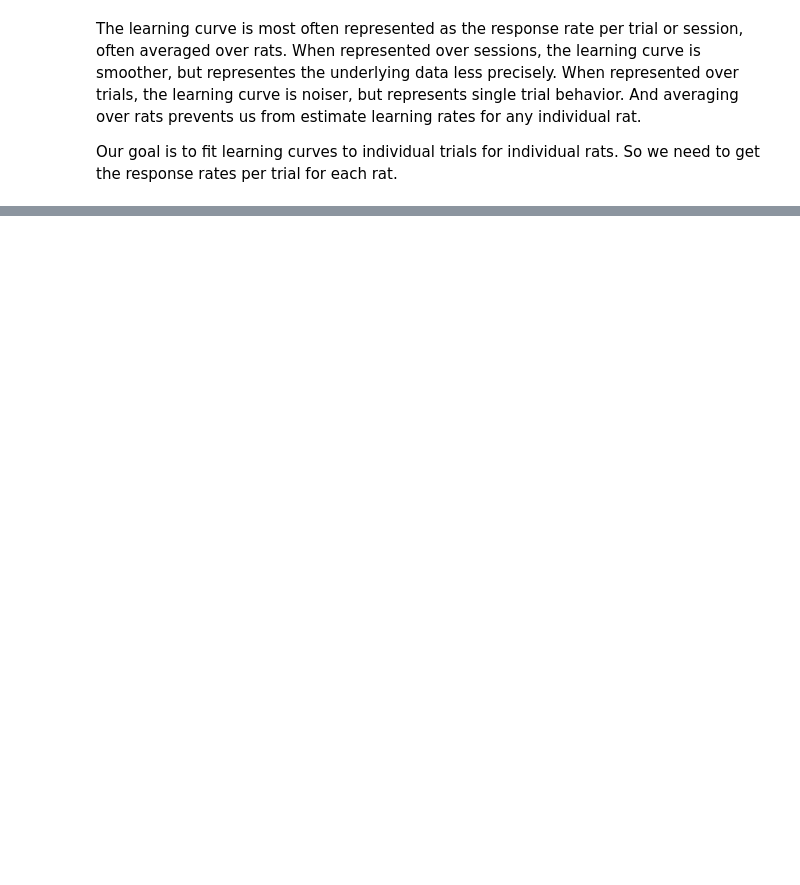
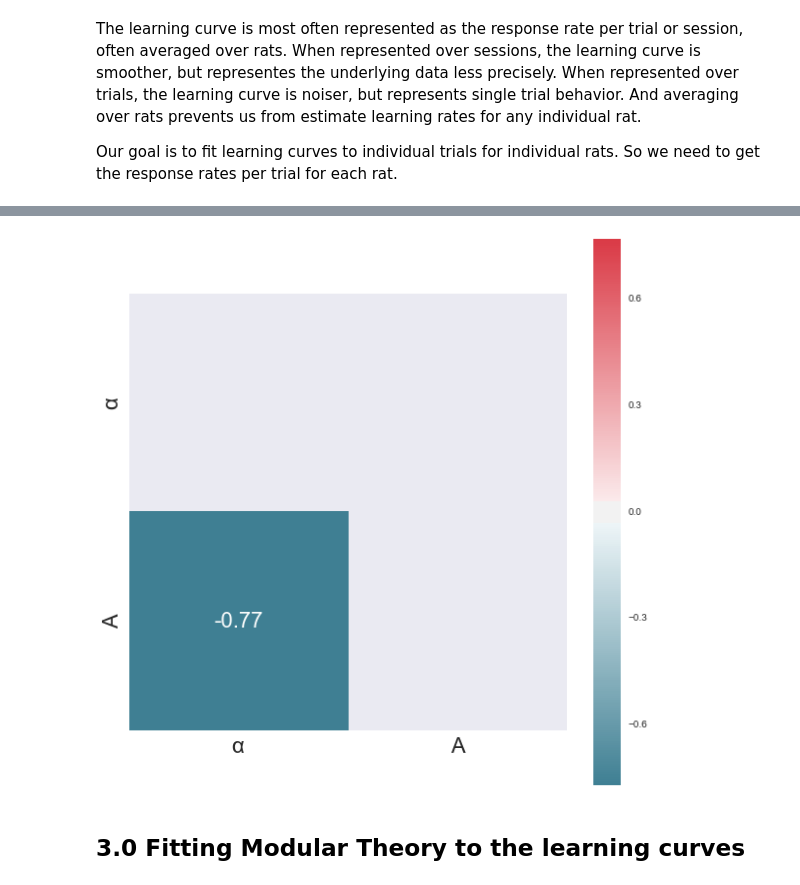
Before and after one commit to dfreestone/modular_theory, a Jupyter notebook: fitting/explicit_solutions.ipynb, the cells around one changed output, grey strips where cells are left out. Cells and saved outputs as stored; diff of their text form; code cells hidden in the pictures; blank space fills up the shorter version.

```diff
--- a/fitting/explicit_solutions.ipynb
+++ b/fitting/explicit_solutions.ipynb
@@ -46,0 +166,4 @@ Our goal is to fit learning curves to individual trials for individual rats. So
+# %%
+def random_initial_point(θ_bounds):
+    """Return a random parameter vector"""
+    return θ_bounds[0] + (θ_bounds[1]-θ_bounds[0]) * np.random.rand(θ_bounds[0].size)
@@ -46,0 +273,19 @@ Our goal is to fit learning curves to individual trials for individual rats. So
+# %%
+def corrplot(θ):
+    fig, ax = plt.subplots(figsize=(10,10))
+
+    corr = θ.corr()
+
+    mask = np.zeros_like(corr, dtype=np.bool)
+    mask[np.triu_indices_from(mask)] = True
+
+    cmap = sns.diverging_palette(220, 10, as_cmap=True)
+    ax = sns.heatmap(corr, mask=mask, cmap=cmap, vmax=.3,
+                     annot=True, annot_kws={"size":22}, square=True)
+    ax.tick_params(labelsize=22)
+
+corrplot(θhat_individual[["α", "A"]])
+# %% [output]
+[figure, added]
+# %% [markdown]
+## 3.0 Fitting Modular Theory to the learning curves
```
Also changed, not shown: parts of 52 cells of this notebook.
